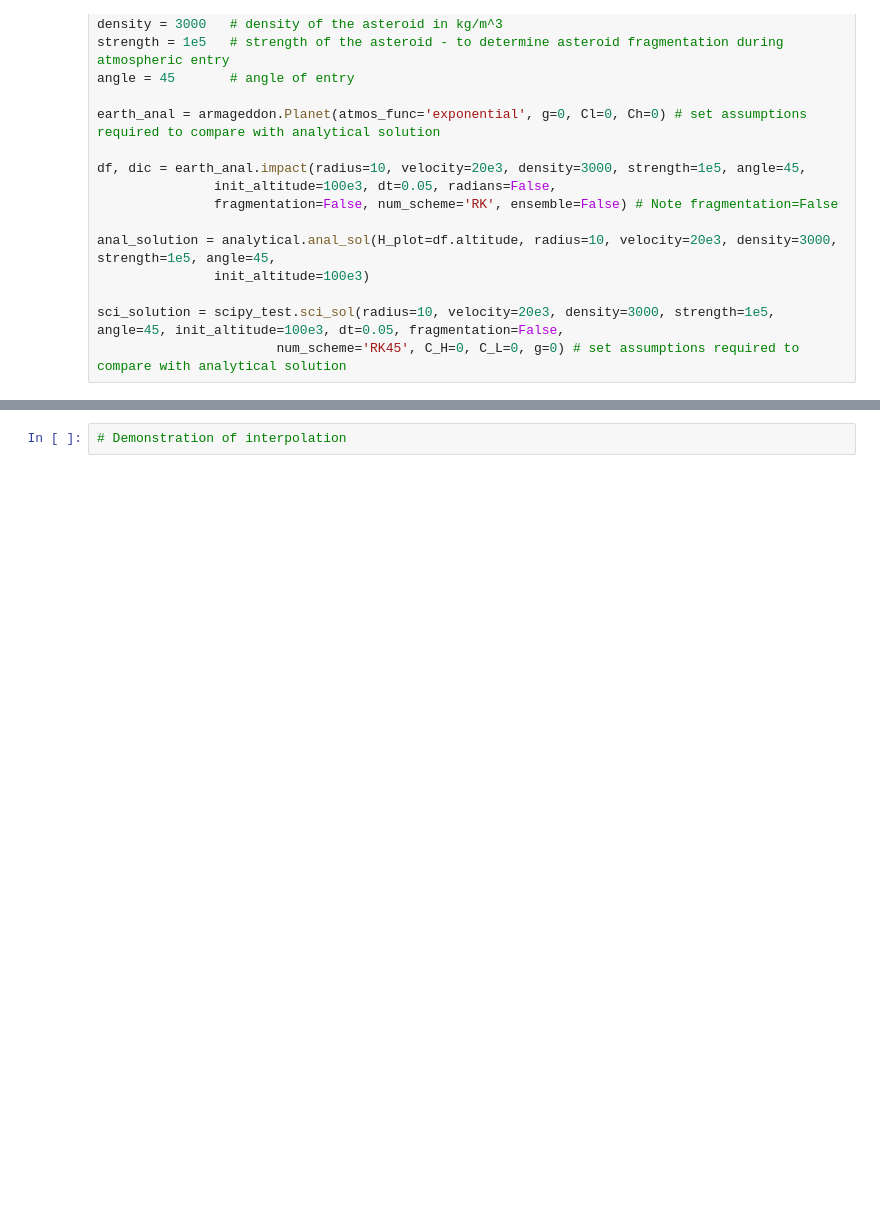
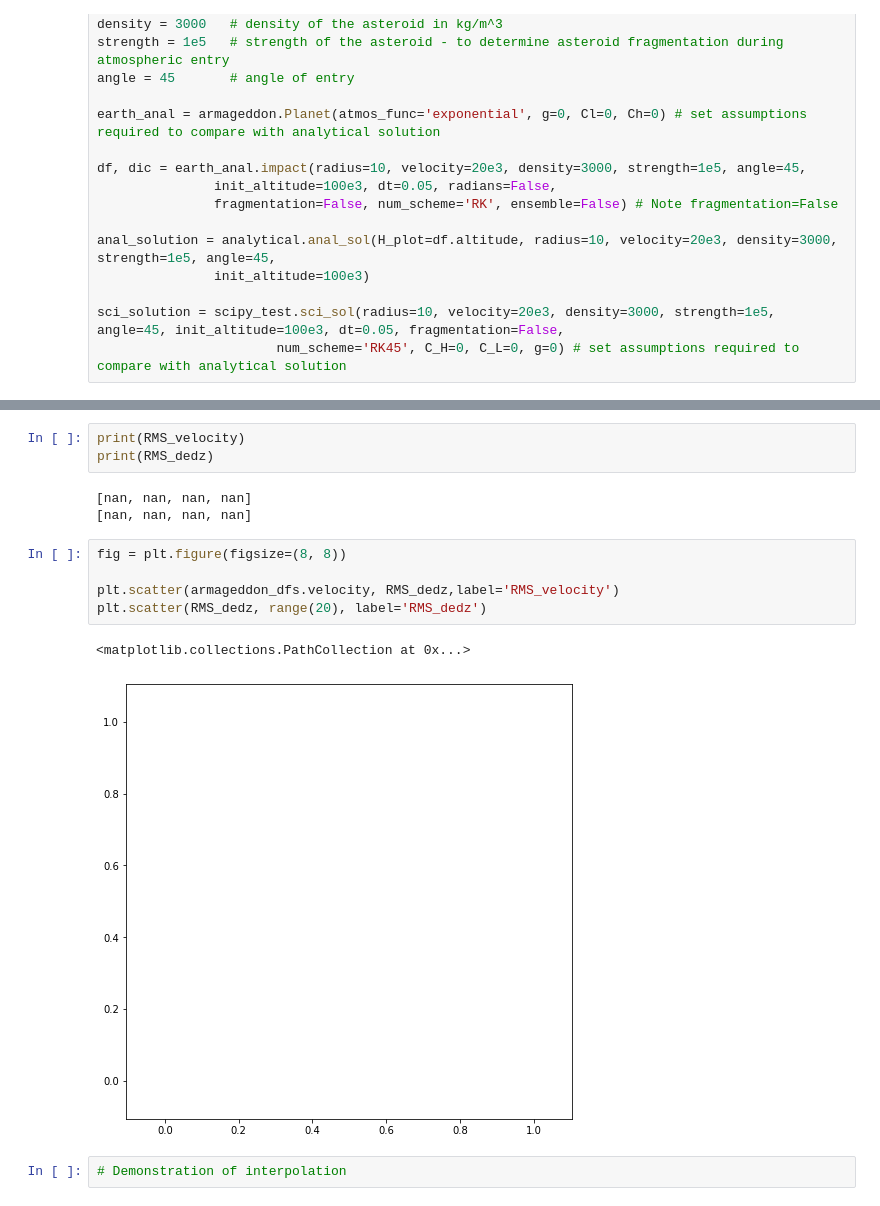
Before and after one commit to hustic/Armageddon, a Jupyter notebook: Presentation.ipynb, the cells around one changed output, grey strips where cells are left out. Saved outputs shown, nothing was run; the diff lists cells and outputs as text; blank space fills up the shorter version.

```diff
--- a/Presentation.ipynb
+++ b/Presentation.ipynb
@@ -172,3 +269,17 @@ SyntaxError: invalid syntax (<ipython-input-43-0793da9417a0>, line 5)
+# %%
+print(RMS_velocity)
+print(RMS_dedz)
+# %% [output]
+[nan, nan, nan, nan]
+[nan, nan, nan, nan]
+# %%
+fig = plt.figure(figsize=(8, 8))
+
+plt.scatter(armageddon_dfs.velocity, RMS_dedz,label='RMS_velocity')
+plt.scatter(RMS_dedz, range(20), label='RMS_dedz')
+# %% [output]
+<matplotlib.collections.PathCollection at 0x...>
+[figure, added]
 # %%
 # Demonstration of interpolation
 # %%
```
Also changed, not shown: parts of 4 cells of this notebook, 1 other file.
